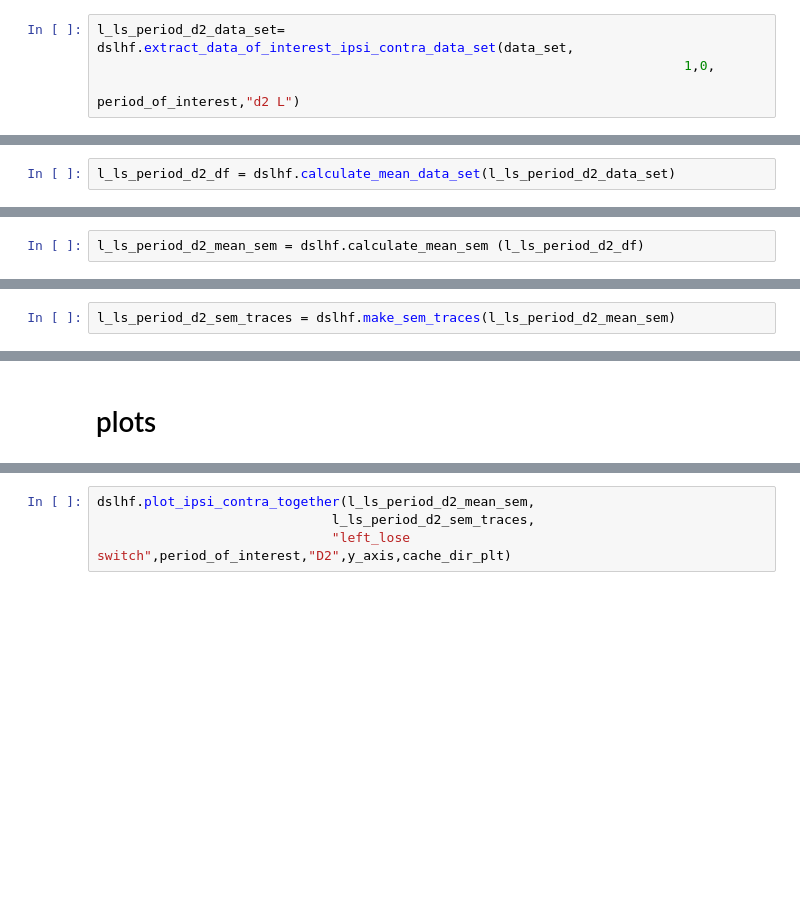
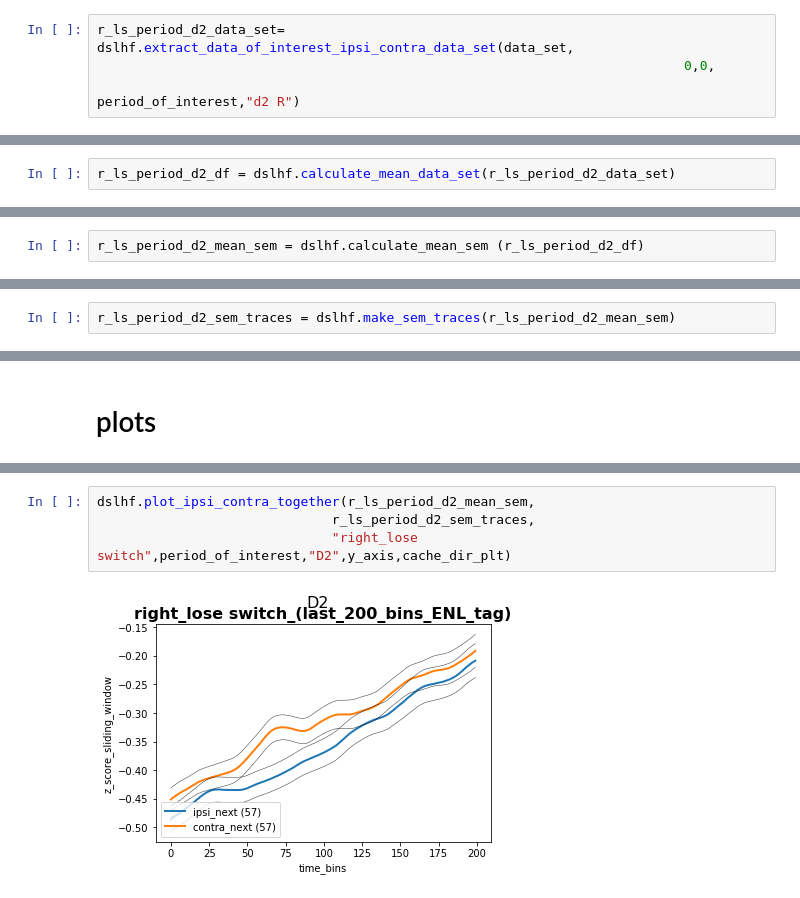
Before and after one commit to gilmandelbaum/analysis-pipeline-for-photometry_ex, a Jupyter notebook: Nb_data_set/data_set_lineplot/TestOutPut.ipynb, the cells around one changed output, grey strips where cells are left out. Saved outputs shown, nothing was run; the diff lists cells and outputs as text; blank space fills up the shorter version.

```diff
--- a/Nb_data_set/data_set_lineplot/TestOutPut.ipynb
+++ b/Nb_data_set/data_set_lineplot/TestOutPut.ipynb
@@ -84,5 +79,5 @@ NameError: name 'data_set' is not defined
 # %%
-l_ls_period_d2_data_set= dslhf.extract_data_of_interest_ipsi_contra_data_set(data_set,
-                                                                           1,0,
-                                                                           period_of_interest,"d2 L")
+r_ls_period_d2_data_set= dslhf.extract_data_of_interest_ipsi_contra_data_set(data_set,
+                                                                           0,0,
+                                                                           period_of_interest,"d2 R")
 # %%
@@ -100,3 +95,3 @@ l_ls_period_d1_df = dslhf.calculate_mean_data_set(l_ls_period_d1_data_set)
 # %%
-l_ls_period_d2_df = dslhf.calculate_mean_data_set(l_ls_period_d2_data_set)
+r_ls_period_d2_df = dslhf.calculate_mean_data_set(r_ls_period_d2_data_set)
 # %%
@@ -110,3 +105,3 @@ l_ls_period_d1_mean_sem = dslhf.calculate_mean_sem (l_ls_period_d1_df)
 # %%
-l_ls_period_d2_mean_sem = dslhf.calculate_mean_sem (l_ls_period_d2_df)
+r_ls_period_d2_mean_sem = dslhf.calculate_mean_sem (r_ls_period_d2_df)
 # %%
@@ -120,3 +115,3 @@ l_ls_period_d1_sem_traces = dslhf.make_sem_traces(l_ls_period_d1_mean_sem)
 # %%
-l_ls_period_d2_sem_traces = dslhf.make_sem_traces(l_ls_period_d2_mean_sem)
+r_ls_period_d2_sem_traces = dslhf.make_sem_traces(r_ls_period_d2_mean_sem)
 # %%
@@ -132,5 +129,7 @@ dslhf.plot_ipsi_contra_together(l_ls_period_d1_mean_sem,
 # %%
-dslhf.plot_ipsi_contra_together(l_ls_period_d2_mean_sem,
-                              l_ls_period_d2_sem_traces,
-                              "left_lose switch",period_of_interest,"D2",y_axis,cache_dir_plt)
+dslhf.plot_ipsi_contra_together(r_ls_period_d2_mean_sem,
+                              r_ls_period_d2_sem_traces,
+                              "right_lose switch",period_of_interest,"D2",y_axis,cache_dir_plt)
+# %% [output]
+[figure, added]
 # %%
```
Also changed, not shown: parts of 21 cells of this notebook.
